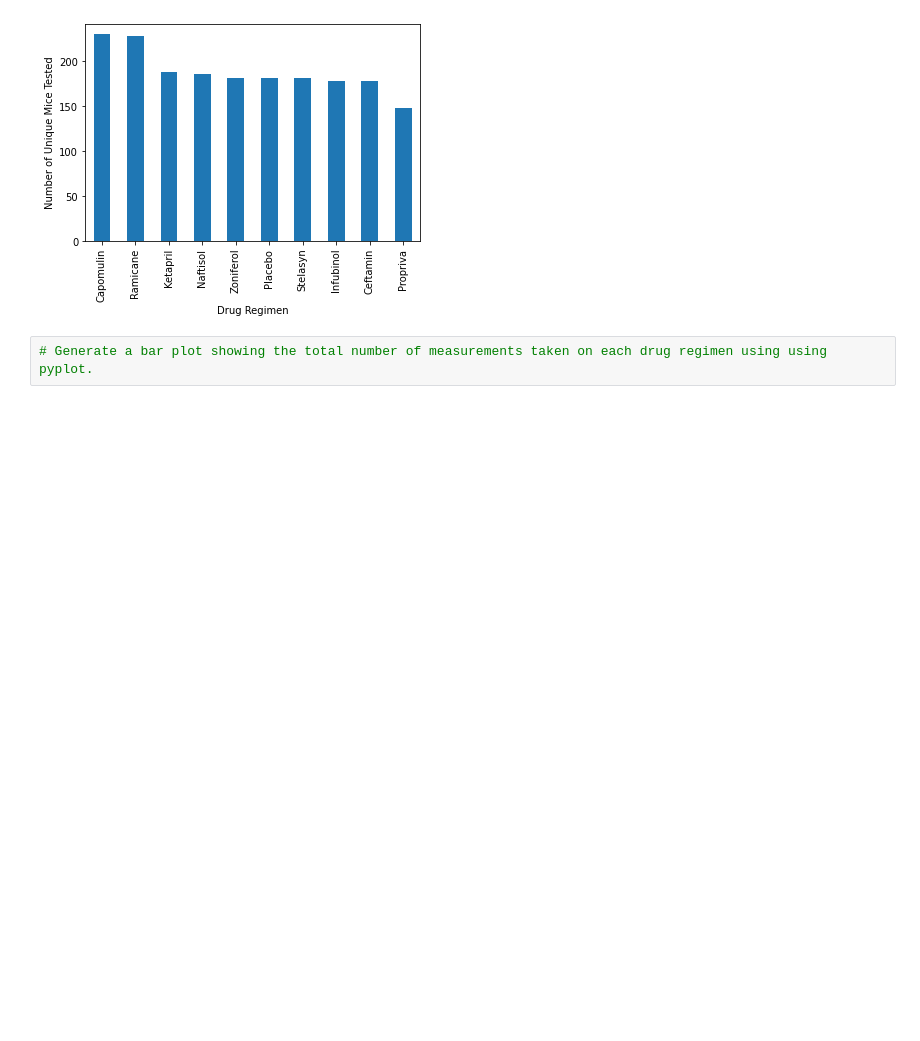
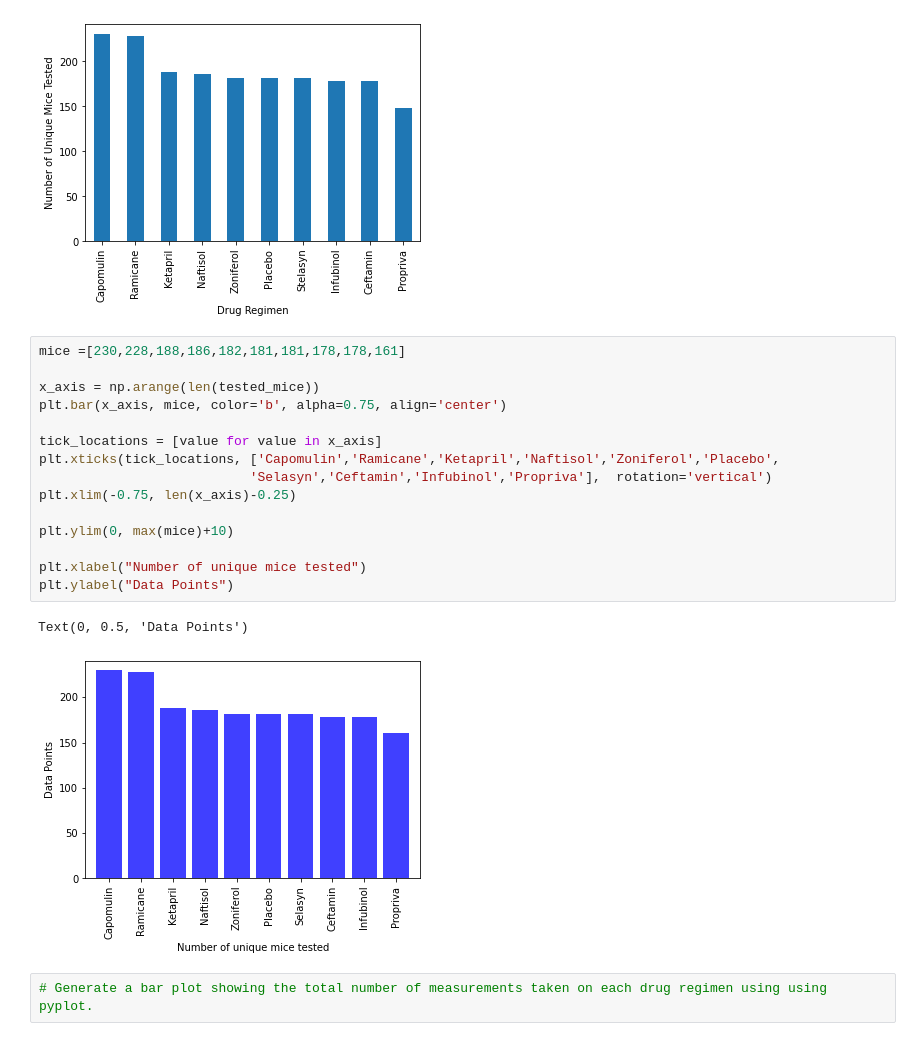
Before and after one commit to Traex88/matplot-challenge, a Jupyter notebook: Pymaceuticals/Pymaceuticals_Starter.ipynb, the cells around one changed output. Saved outputs shown, nothing was run; the diff lists cells and outputs as text; blank space fills up the shorter version.

```diff
--- a/Pymaceuticals/Pymaceuticals_Starter.ipynb
+++ b/Pymaceuticals/Pymaceuticals_Starter.ipynb
@@ -202,6 +222,24 @@ plt.show()
 drug_count = clean['Regimen'].value_counts
 # %% [output]
 [figure]
+# %%
+mice =[230,228,188,186,182,181,181,178,178,161]
+
+x_axis = np.arange(len(tested_mice))
+plt.bar(x_axis, mice, color='b', alpha=0.75, align='center')
+
+tick_locations = [value for value in x_axis]
+plt.xticks(tick_locations, ['Capomulin','Ramicane','Ketapril','Naftisol','Zoniferol','Placebo',
+                           'Selasyn','Ceftamin','Infubinol','Propriva'],  rotation='vertical')
+plt.xlim(-0.75, len(x_axis)-0.25)
+
+plt.ylim(0, max(mice)+10)
+
+plt.xlabel("Number of unique mice tested")
+plt.ylabel("Data Points")
+# %% [output]
+Text(0, 0.5, 'Data Points')
+[figure, added]
 # %%
 # Generate a bar plot showing the total number of measurements taken on each drug regimen using using pyplot.
 # %% [output]
```
Also changed, not shown: parts of 10 cells of this notebook, 1 other file.
